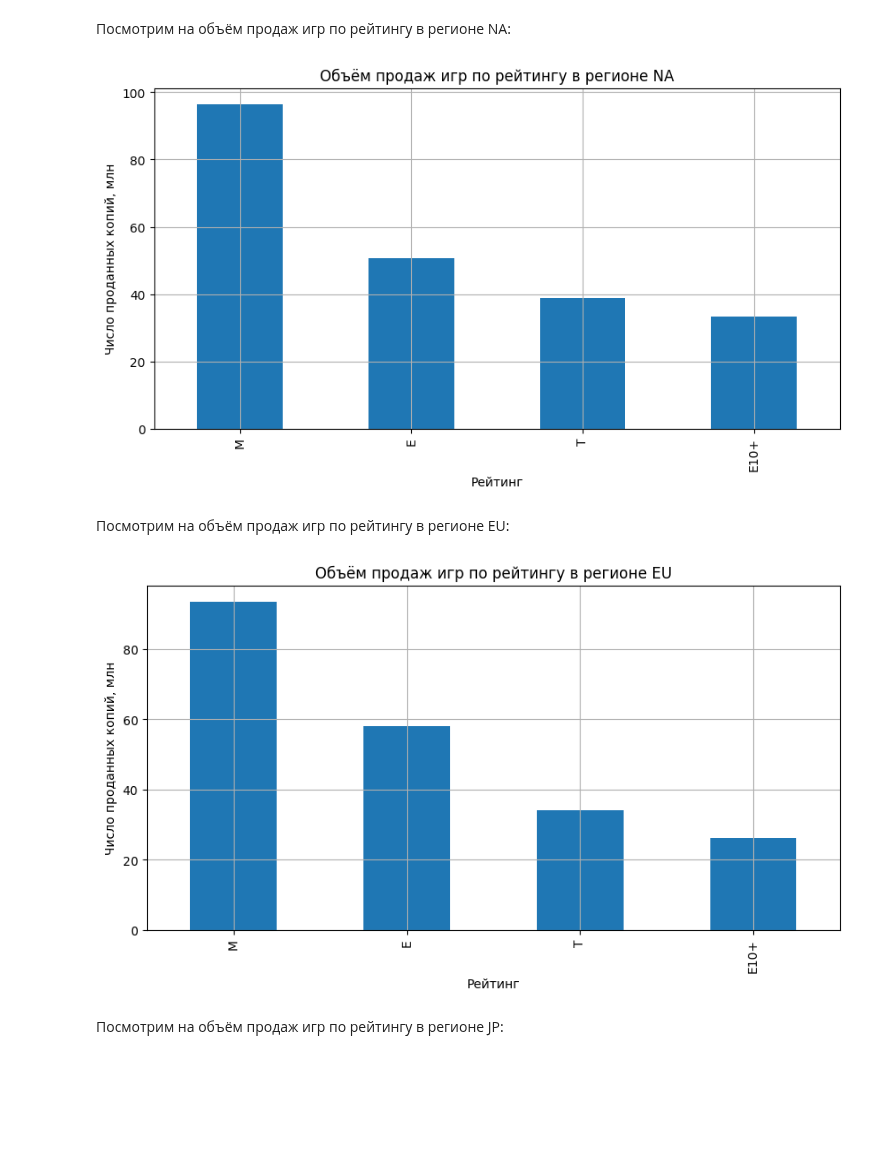
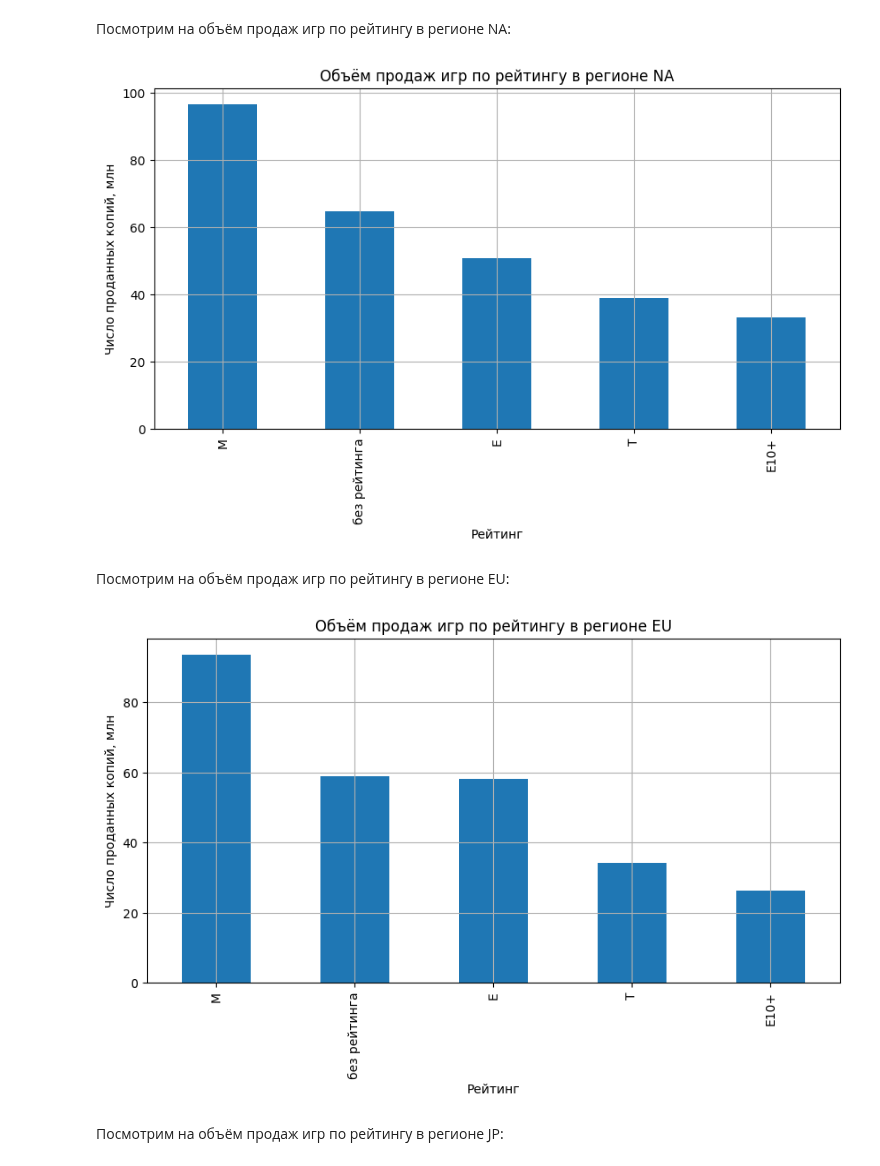
Before and after one commit to andrewsalmin/practicum-data-analysis, a Jupyter notebook: notebooks/computer-games-sales.ipynb, the cells around one changed output. Cells and saved outputs as stored; diff of their text form; code cells hidden in the pictures; blank space fills up the shorter version.

```diff
--- a/notebooks/computer-games-sales.ipynb
+++ b/notebooks/computer-games-sales.ipynb
@@ -598,17 +593,25 @@ share_of_jp_sales.plot(kind='bar', figsize=(10, 5), title='Доли продаж
 # %% [markdown]
 Посмотрим на объём продаж игр по рейтингу в регионе NA:
 # %%
-na_summary = data.groupby(by='rating')['na_sales'].sum().sort_values(ascending=False)
+na_summary = (
+    data.groupby(by='rating', dropna=False)['na_sales'].sum()
+    .rename(index=lambda r: 'без рейтинга' if pd.isna(r) else r)
+    .sort_values(ascending=False)
+)
 na_summary.plot(kind='bar', figsize=(10, 5), title='Объём продаж игр по рейтингу в регионе NA', grid=True, xlabel='Рейтинг', ylabel='Число проданных копий, млн');
 # %% [output]
-[figure, old version]
+[figure, new version]
 # %% [markdown]
 Посмотрим на объём продаж игр по рейтингу в регионе EU:
 # %%
-eu_summary = data.groupby(by='rating')['eu_sales'].sum().sort_values(ascending=False)
+eu_summary = (
+    data.groupby(by='rating', dropna=False)['eu_sales'].sum()
+    .rename(index=lambda r: 'без рейтинга' if pd.isna(r) else r)
+    .sort_values(ascending=False)
+)
 eu_summary.plot(kind='bar', figsize=(10, 5), title='Объём продаж игр по рейтингу в регионе EU', grid=True, xlabel='Рейтинг', ylabel='Число проданных копий, млн');
 # %% [output]
-[figure, old version]
+[figure, new version]
 # %% [markdown]
 Посмотрим на объём продаж игр по рейтингу в регионе JP:
 # %%
```
Also changed, not shown: parts of 8 cells of this notebook.
